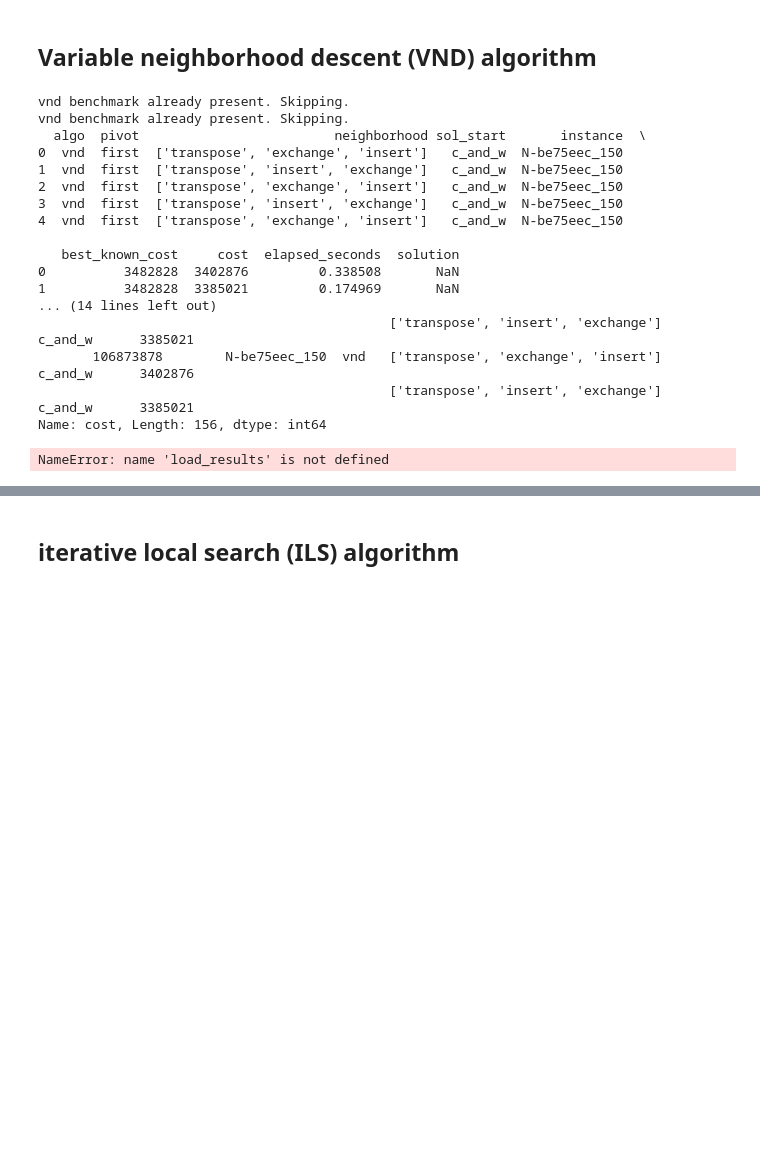
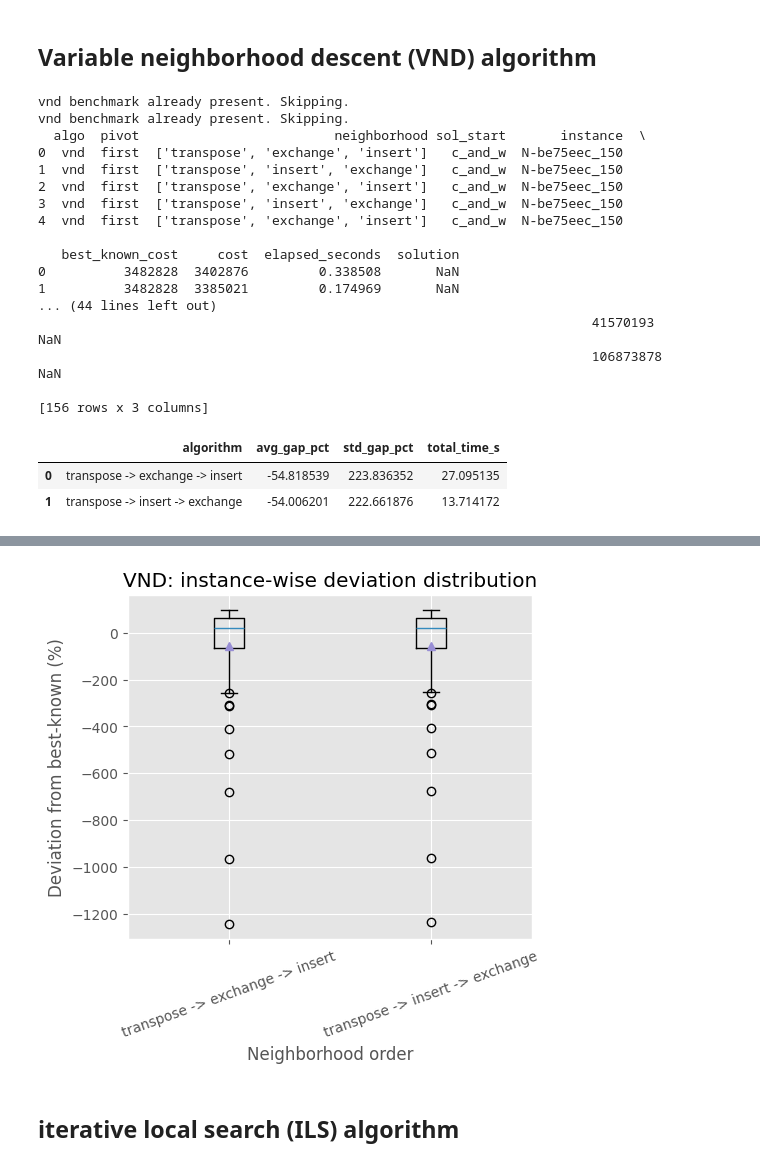
Before and after one commit to mbontrid/heuristic_optimization_lop, a Jupyter notebook: analysis/analysis.ipynb, the cells around one changed output, grey strips where cells are left out. Saved outputs shown, nothing was run; the diff lists cells and outputs as text; code cells hidden in the pictures; blank space fills up the shorter version.

```diff
--- a/analysis/analysis.ipynb
+++ b/analysis/analysis.ipynb
@@ -440,36 +539,24 @@ vnd_summary = (
 )
 vnd_summary.to_csv(PATH_TO_OUT / "vnd_summary_stats.csv", index=False)
 
-vnd_gap_matrix = df_vnd.pivot(index="instance", columns="algorithm", values="gap_pct")
+vnd_gap_matrix = (
+    df_vnd.groupby(["instance", "algorithm"], as_index=False)["gap_pct"]
+    .mean()
+    .pivot(index="instance", columns="algorithm", values="gap_pct")
+)
 if vnd_gap_matrix.shape[1] != 2:
     raise ValueError(f"Expected exactly 2 VND algorithms, got {vnd_gap_matrix.shape[1]}")
 
 vnd_a, vnd_b = vnd_gap_matrix.columns
 vnd_paired = vnd_gap_matrix[[vnd_a, vnd_b]].dropna()
-
-vnd_t_stat, vnd_t_p_value = ttest_rel(vnd_paired[vnd_a], vnd_paired[vnd_b], alternative="two-sided")
-vnd_diff = vnd_paired[vnd_a].to_numpy() - vnd_paired[vnd_b].to_numpy()
-if np.allclose(vnd_diff, 0.0):
-    vnd_w_stat, vnd_w_p_value = 0.0, 1.0
-else:
-    vnd_w_stat, vnd_w_p_value = wilcoxon(
-        vnd_paired[vnd_a],
-        vnd_paired[vnd_b],
-        alternative="two-sided",
-        zero_method="wilcox",
-    )
+vnd_stats = pairwise_test_summary(vnd_paired[vnd_a].to_numpy(), vnd_paired[vnd_b].to_numpy())
 
 vnd_test = pd.DataFrame(
     [
         {
             "algorithm_a": vnd_a,
             "algorithm_b": vnd_b,
-            "n_instances": len(vnd_paired),
-            "mean_gap_a": vnd_paired[vnd_a].mean(),
-            "mean_gap_b": vnd_paired[vnd_b].mean(),
-            "ttest_p_value": vnd_t_p_value,
-            "wilcoxon_p_value": vnd_w_p_value,
-            "significant_5pct_wilcoxon": vnd_w_p_value < 0.05,
+            **vnd_stats,
         }
     ]
 )
@@ -484,7 +571,6 @@ PATH_TO_FIGS.mkdir(parents=True, exist_ok=True)
 vnd_order = vnd_summary["algorithm"].tolist()
 fig_vnd, axes = plt.subplots(figsize=(5, 5), constrained_layout=True)
 
-
 axes.boxplot(
     [df_vnd.loc[df_vnd["algorithm"] == algo, "gap_pct"] for algo in vnd_order],
     tick_labels=vnd_order,
@@ -510,9 +596,11 @@ vnd benchmark already present. Skipping.
    best_known_cost     cost  elapsed_seconds  solution
 0          3482828  3402876         0.338508       NaN
 1          3482828  3385021         0.174969       NaN
-... (14 lines left out)
-                                             ['transpose', 'insert', 'exchange']  c_and_w      3385021
-       106873878        N-be75eec_150  vnd   ['transpose', 'exchange', 'insert']  c_and_w      3402876
-                                             ['transpose', 'insert', 'exchange']  c_and_w      3385021
-Name: cost, Length: 156, dtype: int64
+... (44 lines left out)
+                                                                       41570193              NaN
+                                                                       106873878             NaN
+
+[156 rows x 3 columns]
-NameError: name 'load_results' is not defined
+|  | algorithm | avg_gap_pct | std_gap_pct | total_time_s |
+| 0 | transpose -> exchange -> insert | -54.818539 | 223.836352 | 27.095135 |
+| 1 | transpose -> insert -> exchange | -54.006201 | 222.661876 | 13.714172 |
@@ -519,3 +609,4 @@ NameError: name 'load_results' is not defined
+[figure, added]
 # %% [markdown]
 ## iterative local search (ILS) algorithm
 # %% [markdown]
```
Also changed, not shown: parts of 11 cells of this notebook, 3 other files.
